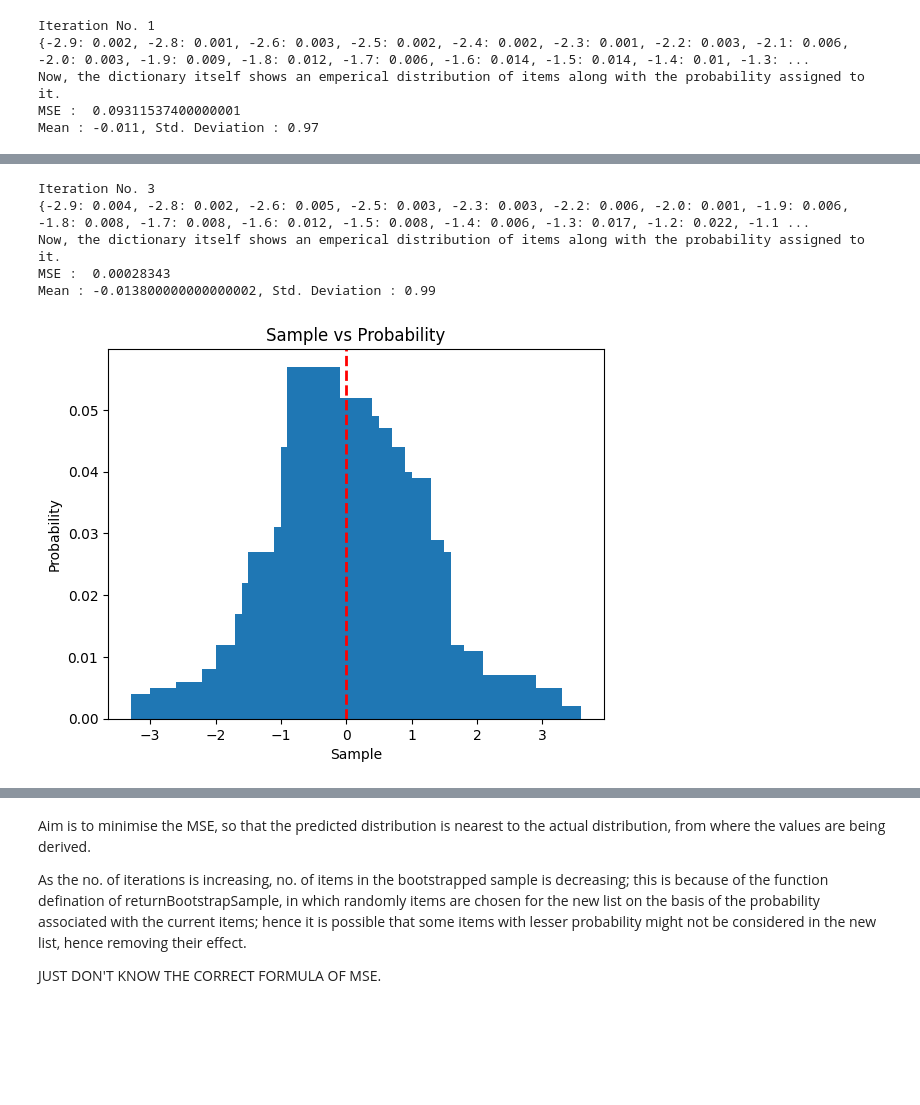
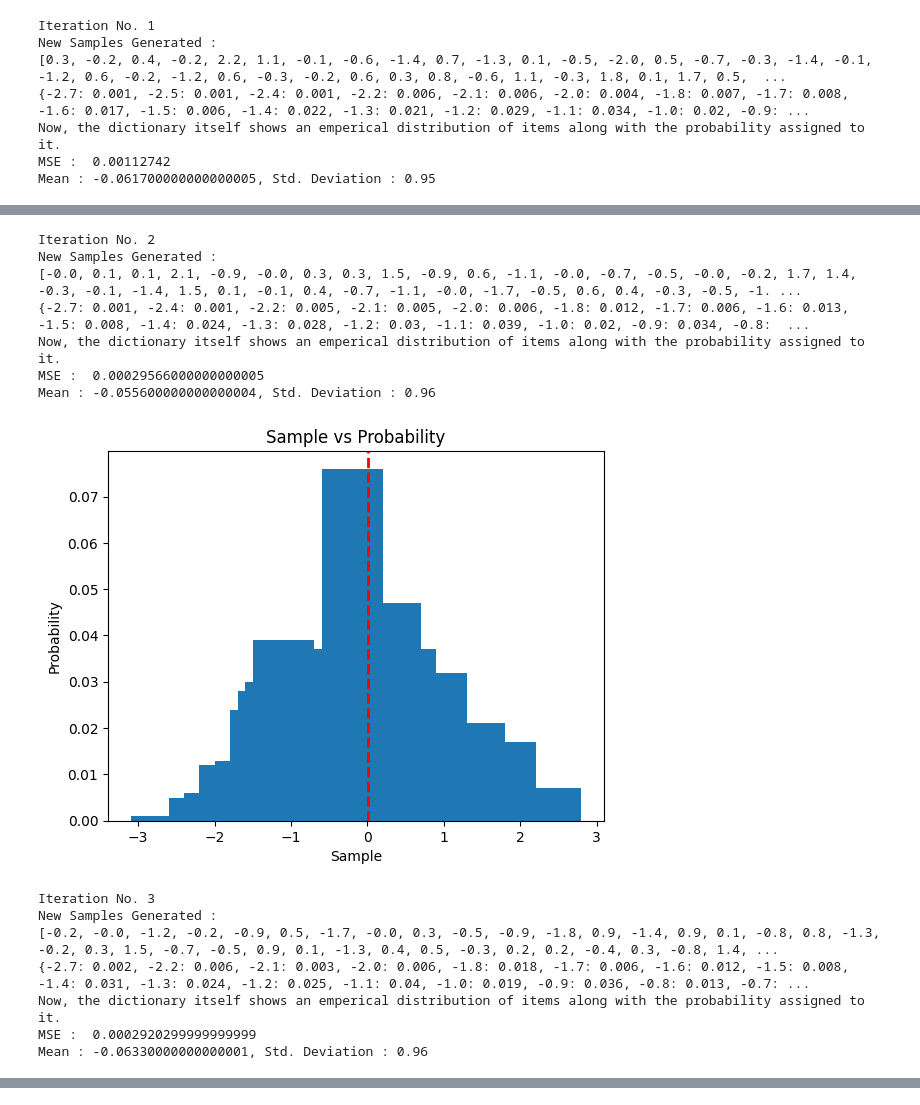
Before and after one commit to Aarya-Gupta/Autonomous-Driving-Systems, a Jupyter notebook: Week_03/Bootstrap_from_scratch.ipynb, the cells around one changed output, grey strips where cells are left out. Cells and saved outputs as stored; diff of their text form; code cells hidden in the pictures; blank space fills up the shorter version.

```diff
--- a/Week_03/Bootstrap_from_scratch.ipynb
+++ b/Week_03/Bootstrap_from_scratch.ipynb
@@ -31,6 +41,43 @@ def returnBootstrapSample (dictionary, size_of_list)-> list :
     result_list = random.choices(numbers, weights=weights, k=size_of_list)
     return result_list
 
+
+from collections import Counter
+def NEW_returnBootstrapSample(dictionary, size_of_list):
+    # Create a list of numbers and their weights
+    numbers = list(dictionary.keys())
+    weights = list(dictionary.values())
+
+    # Calculate the minimum number of unique values to consider 90%
+    num_unique_values = len(numbers)
+    min_unique_values = int(0.9 * num_unique_values)
+
+    # Create an empty list to store the result
+    result_list = []
+
+    # Add at least 90% of the unique values to the result list
+    for num in numbers:
+        result_list.append(num)
+
+    # Remove duplicates from the result list
+    result_list = list(set(result_list))
+
+    # Fill the remaining elements based on the probabilities
+    remaining_size = size_of_list - len(result_list)
+    if remaining_size > 0:
+        remaining_elements = random.choices(numbers, weights=weights, k=remaining_size)
+        result_list.extend(remaining_elements)
+
+    # Ensure that at least 90% of the unique values are present
+    result_counter = Counter(result_list)
+    result_unique_values = set(result_counter.keys())
+    if len(result_unique_values) < min_unique_values:
+        # Add missing unique values to the result list
+        missing_values = set(numbers) - result_unique_values
+        result_list.extend(list(missing_values))
+
+    return result_list
+
 def calculateMSE (D1, D2) :
     E_X2 = sum((x**2) * p for x, p in zip(D1.keys(), D1.values()))
     E_Y2 = sum((y**2) * p for y, p in zip(D2.keys(), D2.values()))
@@ -39,8 +86,6 @@ def calculateMSE (D1, D2) :
     squared_diffs = [(x - y) ** 2 for x, y in zip(D1.keys(), D2.keys())]
     MSE = sum(diff * list(D1.values())[i] * list(D2.values())[i] for i, diff in enumerate(squared_diffs))
     return MSE
-    # print(MSE)
-    # return (E_X2 - 2*E_XY + E_Y2)/len(D1)
 
 def printObservation (sample_X) :
     mean_sample_X, std_sample_X = staticalMeasures (sample_X)
@@ -69,7 +114,7 @@ def plot(num_prob, mse) :
 
 # --------------------------------Initial Conditions Started----------------------------------------
 sample_X = []
-for i in range (10000) :
+for i in range (1000) :
     # Very Important Assumption is that I am taking random.randint()
     # Discretising a continous waveform.
     # Random.randint is a uniform distribution.
@@ -109,7 +154,7 @@ for i in range (0, 10) :
 
     # Minimising the MSE.
     if (new_MSE < MSE_start) :
-        print ("Iteration No. {} \n{}".format(i+1, dict_X))
+        print ("Iteration No. {} \nNew Samples Generated : \n{}\n{}".format(i+1, new_list, dict_X))
         print ("Now, the dictionary itself shows an emperical distribution of items along with the probability assigned to it.")
         print ("MSE : ", MSE_start)
         printObservation(new_list)
@@ -132,5 +177,7 @@ The dictionary shows the sampled distribution of items along with the probabilit
 Iteration No. 1
-{-2.9: 0.002, -2.8: 0.001, -2.6: 0.003, -2.5: 0.002, -2.4: 0.002, -2.3: 0.001, -2.2: 0.003, -2.1: 0.006, -2.0: 0.003, -1.9: 0.009, -1.8: 0.012, -1.7: 0.006, -1.6: 0.014, -1.5: 0.014, -1.4: 0.01, -1.3: ...
+New Samples Generated :
+[0.3, -0.2, 0.4, -0.2, 2.2, 1.1, -0.1, -0.6, -1.4, 0.7, -1.3, 0.1, -0.5, -2.0, 0.5, -0.7, -0.3, -1.4, -0.1, -1.2, 0.6, -0.2, -1.2, 0.6, -0.3, -0.2, 0.6, 0.3, 0.8, -0.6, 1.1, -0.3, 1.8, 0.1, 1.7, 0.5,  ...
+{-2.7: 0.001, -2.5: 0.001, -2.4: 0.001, -2.2: 0.006, -2.1: 0.006, -2.0: 0.004, -1.8: 0.007, -1.7: 0.008, -1.6: 0.017, -1.5: 0.006, -1.4: 0.022, -1.3: 0.021, -1.2: 0.029, -1.1: 0.034, -1.0: 0.02, -0.9: ...
 Now, the dictionary itself shows an emperical distribution of items along with the probability assigned to it.
-MSE :  0.09311537400000001
-Mean : -0.011, Std. Deviation : 0.97
+MSE :  0.00112742
+Mean : -0.061700000000000005, Std. Deviation : 0.95
@@ -138,6 +185,15 @@ Mean : -0.011, Std. Deviation : 0.97
-Iteration No. 3
-{-2.9: 0.004, -2.8: 0.002, -2.6: 0.005, -2.5: 0.003, -2.3: 0.003, -2.2: 0.006, -2.0: 0.001, -1.9: 0.006, -1.8: 0.008, -1.7: 0.008, -1.6: 0.012, -1.5: 0.008, -1.4: 0.006, -1.3: 0.017, -1.2: 0.022, -1.1 ...
+Iteration No. 2
+New Samples Generated :
+[-0.0, 0.1, 0.1, 2.1, -0.9, -0.0, 0.3, 0.3, 1.5, -0.9, 0.6, -1.1, -0.0, -0.7, -0.5, -0.0, -0.2, 1.7, 1.4, -0.3, -0.1, -1.4, 1.5, 0.1, -0.1, 0.4, -0.7, -1.1, -0.0, -1.7, -0.5, 0.6, 0.4, -0.3, -0.5, -1. ...
+{-2.7: 0.001, -2.4: 0.001, -2.2: 0.005, -2.1: 0.005, -2.0: 0.006, -1.8: 0.012, -1.7: 0.006, -1.6: 0.013, -1.5: 0.008, -1.4: 0.024, -1.3: 0.028, -1.2: 0.03, -1.1: 0.039, -1.0: 0.02, -0.9: 0.034, -0.8:  ...
 Now, the dictionary itself shows an emperical distribution of items along with the probability assigned to it.
-MSE :  0.00028343
-Mean : -0.013800000000000002, Std. Deviation : 0.99
+MSE :  0.00029566000000000005
+Mean : -0.055600000000000004, Std. Deviation : 0.96
-[figure, old version]
+[figure, new version]
+Iteration No. 3
+New Samples Generated :
+[-0.2, -0.0, -1.2, -0.2, -0.9, 0.5, -1.7, -0.0, 0.3, -0.5, -0.9, -1.8, 0.9, -1.4, 0.9, 0.1, -0.8, 0.8, -1.3, -0.2, 0.3, 1.5, -0.7, -0.5, 0.9, 0.1, -1.3, 0.4, 0.5, -0.3, 0.2, 0.2, -0.4, 0.3, -0.8, 1.4, ...
+{-2.7: 0.002, -2.2: 0.006, -2.1: 0.003, -2.0: 0.006, -1.8: 0.018, -1.7: 0.006, -1.6: 0.012, -1.5: 0.008, -1.4: 0.031, -1.3: 0.024, -1.2: 0.025, -1.1: 0.04, -1.0: 0.019, -0.9: 0.036, -0.8: 0.013, -0.7: ...
+Now, the dictionary itself shows an emperical distribution of items along with the probability assigned to it.
+MSE :  0.0002920299999999999
+Mean : -0.06330000000000001, Std. Deviation : 0.96
@@ -144,9 +208,0 @@ Mean : -0.013800000000000002, Std. Deviation : 0.99
-# %% [markdown]
-Aim is to minimise the MSE, so that the predicted distribution is nearest to the actual distribution, from where the values are being derived.
-
-As the no. of iterations is increasing, no. of items in the bootstrapped sample is decreasing; this is because of the function defination of returnBootstrapSample, in which randomly items are chosen for the new list on the basis of the probability associated with the current items; hence it is possible that some items with lesser probability might not be considered in the new list, hence removing their effect.
-
-
-
-
-JUST DON'T KNOW THE CORRECT FORMULA OF MSE.
```
Also changed, not shown: parts of 3 cells of this notebook, 1 other file.
